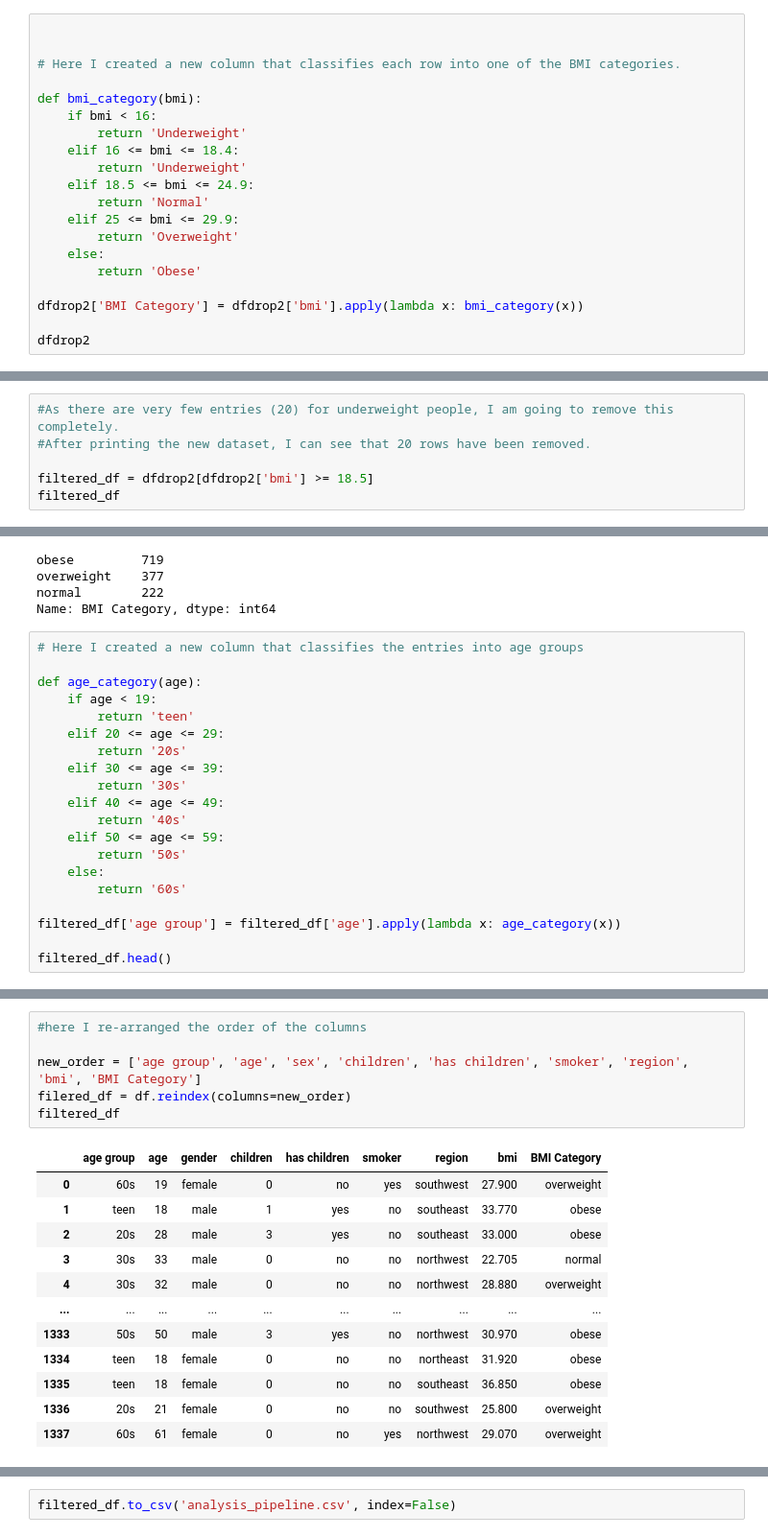
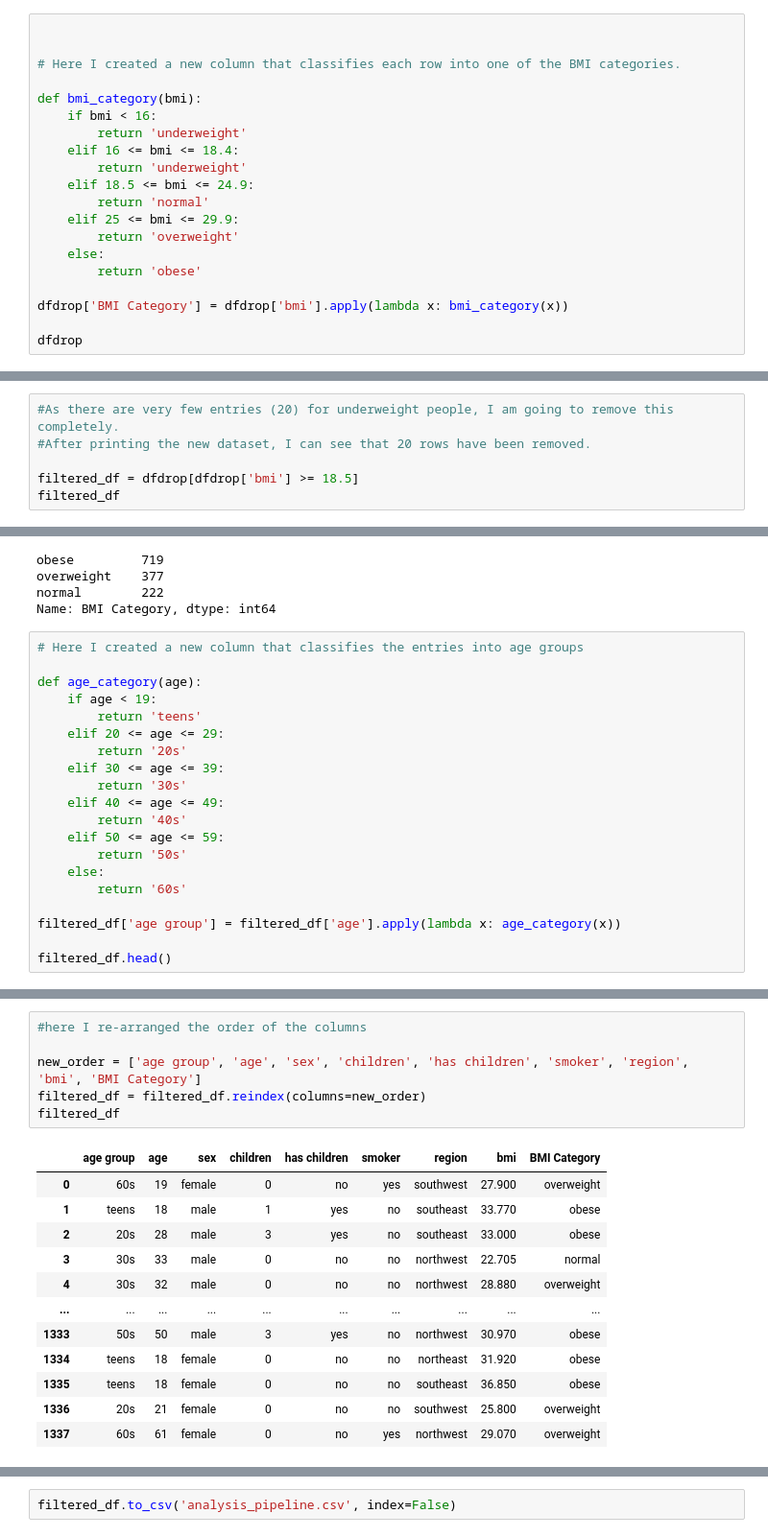
Before and after one commit to ubco-W2022T2-data301/project-group-group10, a Jupyter notebook: analysis/Analysis_Pipeline.ipynb, the cells around one changed output, grey strips where cells are left out. Shown at 96% size. Cells and saved outputs as stored; diff of their text form.

```diff
--- a/analysis/Analysis_Pipeline.ipynb
+++ b/analysis/Analysis_Pipeline.ipynb
@@ -209,18 +191,18 @@ Name: has children, dtype: int64
 
 def bmi_category(bmi):
     if bmi < 16:
-        return 'Underweight'
+        return 'underweight'
     elif 16 <= bmi <= 18.4:
-        return 'Underweight'
+        return 'underweight'
     elif 18.5 <= bmi <= 24.9:
-        return 'Normal'
+        return 'normal'
     elif 25 <= bmi <= 29.9:
-        return 'Overweight'
+        return 'overweight'
     else:
-        return 'Obese'
+        return 'obese'
 
-dfdrop2['BMI Category'] = dfdrop2['bmi'].apply(lambda x: bmi_category(x))
+dfdrop['BMI Category'] = dfdrop['bmi'].apply(lambda x: bmi_category(x))
 
-dfdrop2
+dfdrop
 # %% [output]
 |  | age | sex | bmi | children | smoker | region | has children | BMI Category |
@@ -248,7 +230,7 @@ Name: BMI Category, dtype: int64
 #As there are very few entries (20) for underweight people, I am going to remove this completely.
 #After printing the new dataset, I can see that 20 rows have been removed.
 
-filtered_df = dfdrop2[dfdrop2['bmi'] >= 18.5]
+filtered_df = dfdrop[dfdrop['bmi'] >= 18.5]
 filtered_df
 # %% [output]
 |  | age | sex | bmi | children | smoker | region | has children | BMI Category |
@@ -278,7 +260,7 @@ Name: BMI Category, dtype: int64
 
 def age_category(age):
     if age < 19:
-        return 'teen'
+        return 'teens'
     elif 20 <= age <= 29:
         return '20s'
     elif 30 <= age <= 39:
@@ -313,20 +300,20 @@ Name: age group, dtype: int64
 # %%
 #here I re-arranged the order of the columns
 
 new_order = ['age group', 'age', 'sex', 'children', 'has children', 'smoker', 'region', 'bmi', 'BMI Category']
-filered_df = df.reindex(columns=new_order)
+filtered_df = filtered_df.reindex(columns=new_order)
 filtered_df
 # %% [output]
-|  | age group | age | gender | children | has children | smoker | region | bmi | BMI Category |
+|  | age group | age | sex | children | has children | smoker | region | bmi | BMI Category |
 | 0 | 60s | 19 | female | 0 | no | yes | southwest | 27.900 | overweight |
-| 1 | teen | 18 | male | 1 | yes | no | southeast | 33.770 | obese |
+| 1 | teens | 18 | male | 1 | yes | no | southeast | 33.770 | obese |
 | 2 | 20s | 28 | male | 3 | yes | no | southeast | 33.000 | obese |
 | 3 | 30s | 33 | male | 0 | no | no | northwest | 22.705 | normal |
 | 4 | 30s | 32 | male | 0 | no | no | northwest | 28.880 | overweight |
 | ... | ... | ... | ... | ... | ... | ... | ... | ... | ... |
 | 1333 | 50s | 50 | male | 3 | yes | no | northwest | 30.970 | obese |
-| 1334 | teen | 18 | female | 0 | no | no | northeast | 31.920 | obese |
-| 1335 | teen | 18 | female | 0 | no | no | southeast | 36.850 | obese |
+| 1334 | teens | 18 | female | 0 | no | no | northeast | 31.920 | obese |
+| 1335 | teens | 18 | female | 0 | no | no | southeast | 36.850 | obese |
 | 1336 | 20s | 21 | female | 0 | no | no | southwest | 25.800 | overweight |
 | 1337 | 60s | 61 | female | 0 | no | yes | northwest | 29.070 | overweight |
 1318 rows × 9 columns
```
Also changed, not shown: parts of 40 cells of this notebook, 3 other files.
